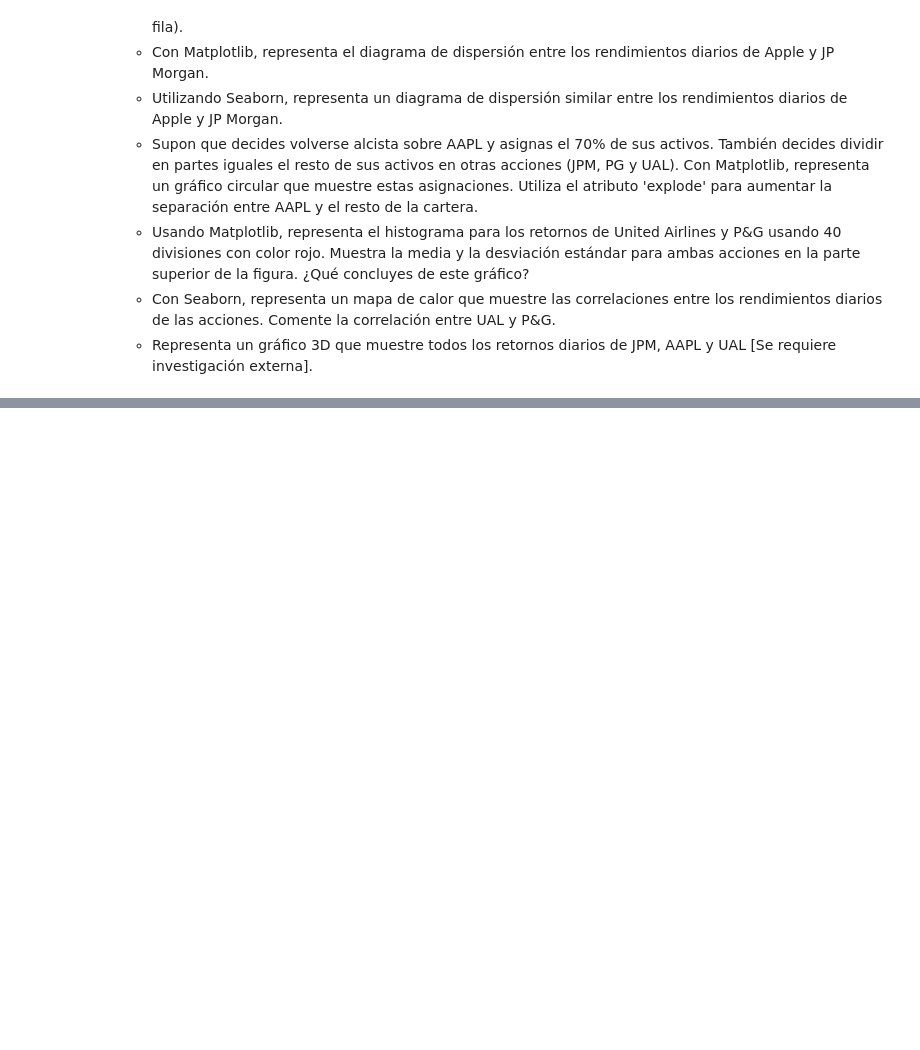
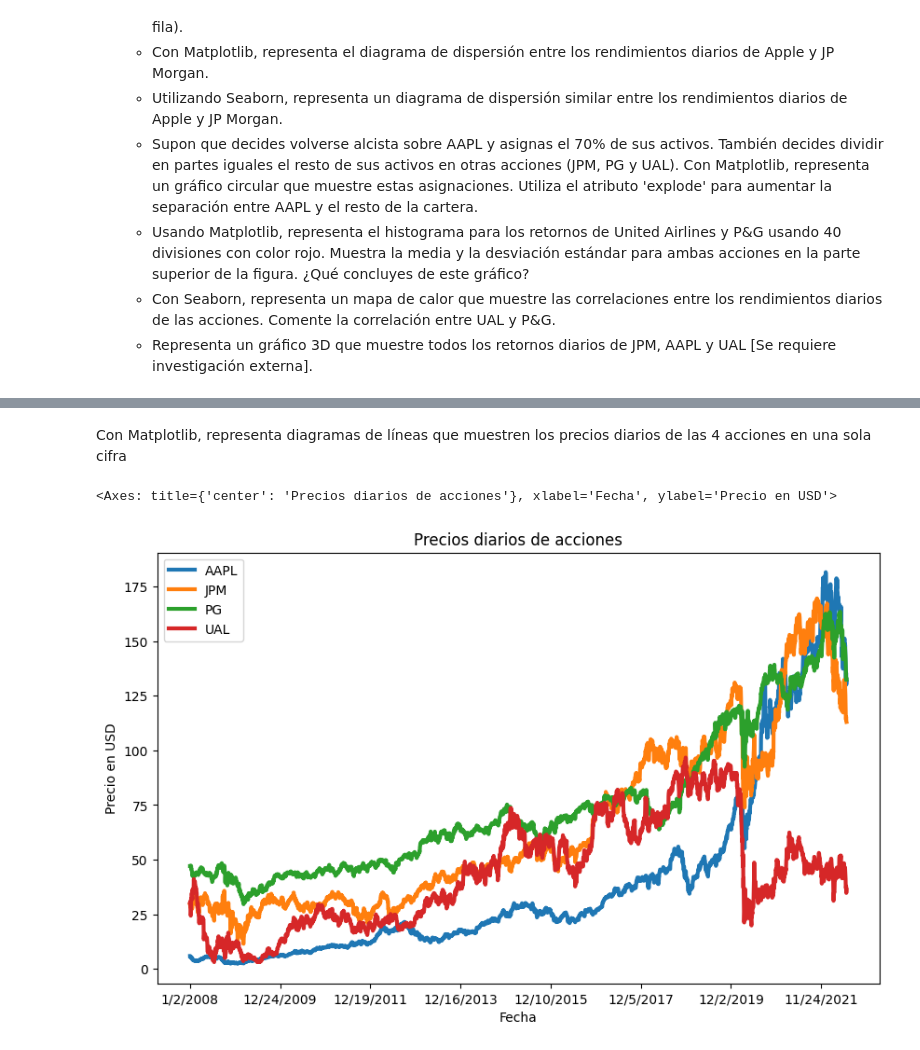
Before and after one commit to EmilioM1983/DataScience_IA, a Jupyter notebook: PROYECTO_FINAL_SECCION_3.ipynb, the cells around one changed output, grey strips where cells are left out. Cells and saved outputs as stored; diff of their text form; code cells hidden in the pictures; blank space fills up the shorter version.

```diff
--- a/PROYECTO_FINAL_SECCION_3.ipynb
+++ b/PROYECTO_FINAL_SECCION_3.ipynb
@@ -17,0 +25,4 @@
+# %%
+#- Importa ambos conjuntos de datos usando Pandas.
+df_prices = pd.read_csv('stocks_daily_prices.csv')
+df_returns = pd.read_csv('stocks_daily_returns.csv')
@@ -17,0 +96,7 @@
+# %% [markdown]
+Con Matplotlib, representa diagramas de líneas que muestren los precios diarios de las 4 acciones en una sola cifra
+# %%
+df_prices.plot(x='Date', y=['AAPL','JPM', 'PG', 'UAL'], linewidth= 3, figsize=(10, 6), ylabel='Precio en USD', xlabel='Fecha', title="Precios diarios de acciones")
+# %% [output]
+<Axes: title={'center': 'Precios diarios de acciones'}, xlabel='Fecha', ylabel='Precio en USD'>
+[figure, added]
```
Also changed, not shown: parts of 23 cells of this notebook.
